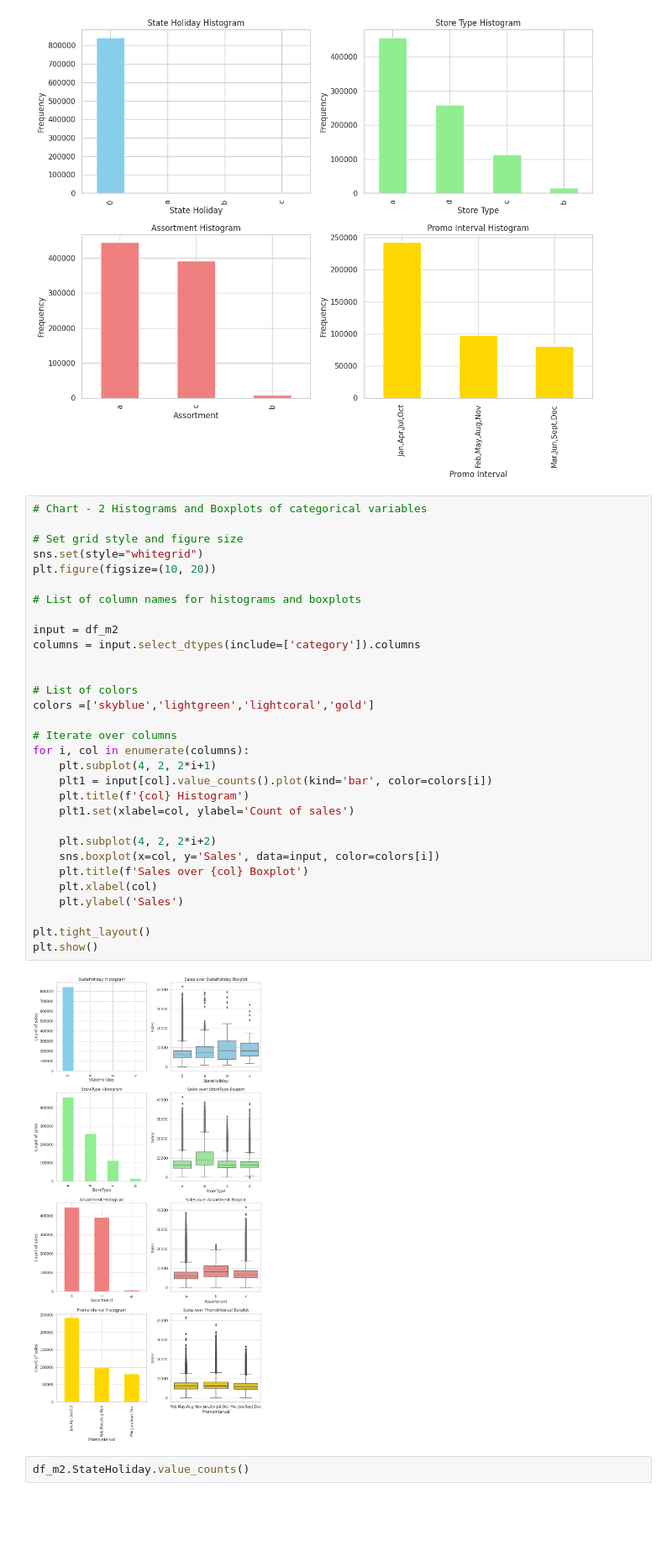
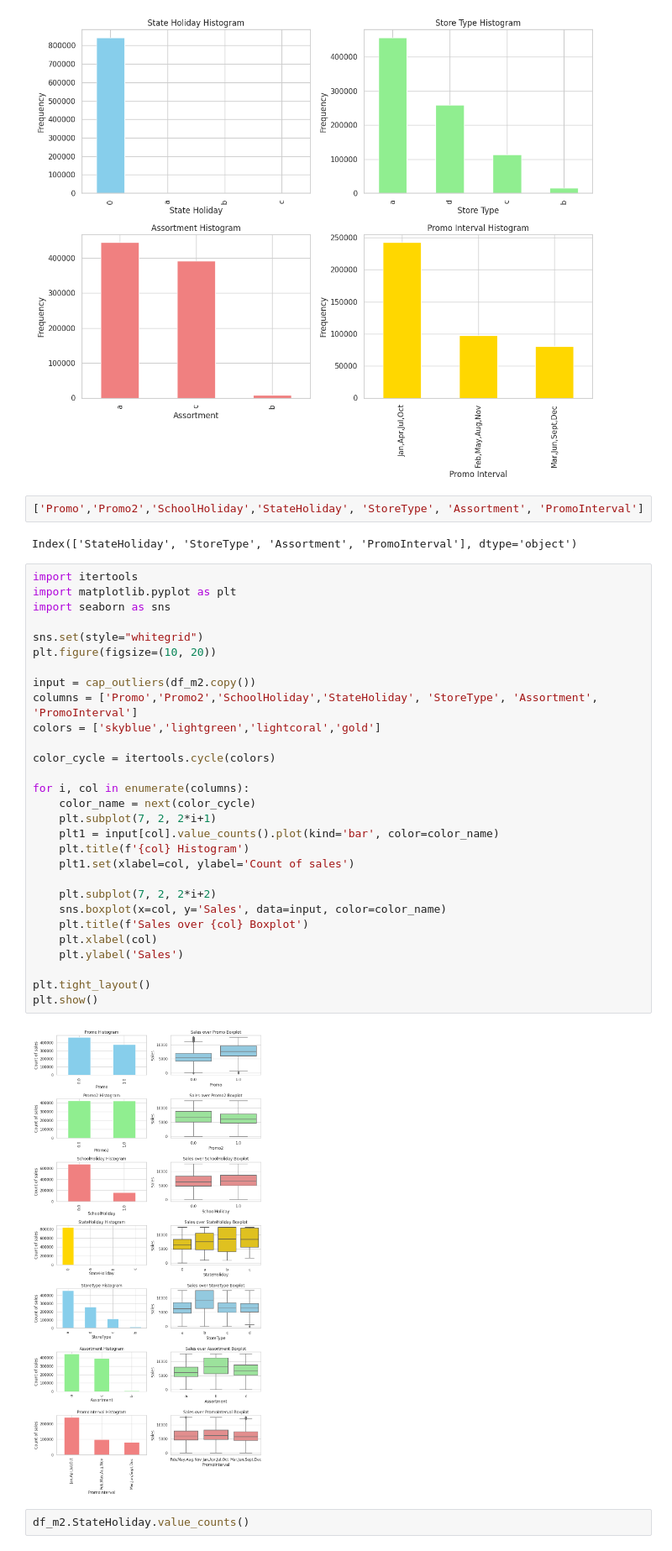
Before and after one commit to pvanand07/Retail-Sales-Prediction-Regression, a Jupyter notebook: Retail_Sales_Prediction_Regression.ipynb, the cells around one changed output. Shown at 84% size. Cells and saved outputs as stored; diff of their text form; blank space fills up the shorter version.

Commit message:
feat: Updated visualizations for sales vs features

```diff
--- a/Retail_Sales_Prediction_Regression.ipynb
+++ b/Retail_Sales_Prediction_Regression.ipynb
@@ -855,39 +853,41 @@ plt.tight_layout()
 plt.show()
 # %% [output]
 [figure]
+# %%
+['Promo','Promo2','SchoolHoliday','StateHoliday', 'StoreType', 'Assortment', 'PromoInterval']
+# %% [output]
+Index(['StateHoliday', 'StoreType', 'Assortment', 'PromoInterval'], dtype='object')
 # %%
-# Chart - 2 Histograms and Boxplots of categorical variables
+import itertools
+import matplotlib.pyplot as plt
+import seaborn as sns
 
-# Set grid style and figure size
 sns.set(style="whitegrid")
 plt.figure(figsize=(10, 20))
 
-# List of column names for histograms and boxplots
+input = cap_outliers(df_m2.copy())
+columns = ['Promo','Promo2','SchoolHoliday','StateHoliday', 'StoreType', 'Assortment', 'PromoInterval']
+colors = ['skyblue','lightgreen','lightcoral','gold']
 
-input = df_m2
-columns = input.select_dtypes(include=['category']).columns
+color_cycle = itertools.cycle(colors)
 
-
-# List of colors
-colors =['skyblue','lightgreen','lightcoral','gold']
-
-# Iterate over columns
 for i, col in enumerate(columns):
-    plt.subplot(4, 2, 2*i+1)
-    plt1 = input[col].value_counts().plot(kind='bar', color=colors[i])
+    color_name = next(color_cycle)
+    plt.subplot(7, 2, 2*i+1)
+    plt1 = input[col].value_counts().plot(kind='bar', color=color_name)
     plt.title(f'{col} Histogram')
     plt1.set(xlabel=col, ylabel='Count of sales')
 
-    plt.subplot(4, 2, 2*i+2)
-    sns.boxplot(x=col, y='Sales', data=input, color=colors[i])
+    plt.subplot(7, 2, 2*i+2)
+    sns.boxplot(x=col, y='Sales', data=input, color=color_name)
     plt.title(f'Sales over {col} Boxplot')
     plt.xlabel(col)
     plt.ylabel('Sales')
 
 plt.tight_layout()
 plt.show()
 # %% [output]
-[figure, old version]
+[figure, new version]
 # %%
 df_m2.StateHoliday.value_counts()
 # %% [output]
```
Also changed, not shown: parts of 13 cells of this notebook.
